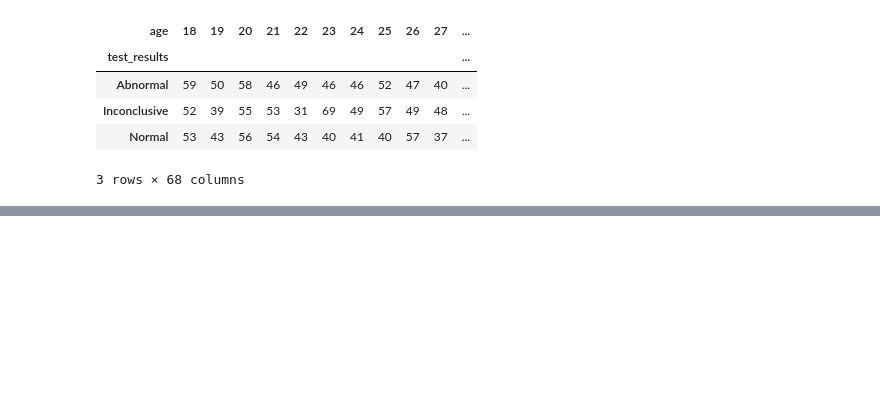
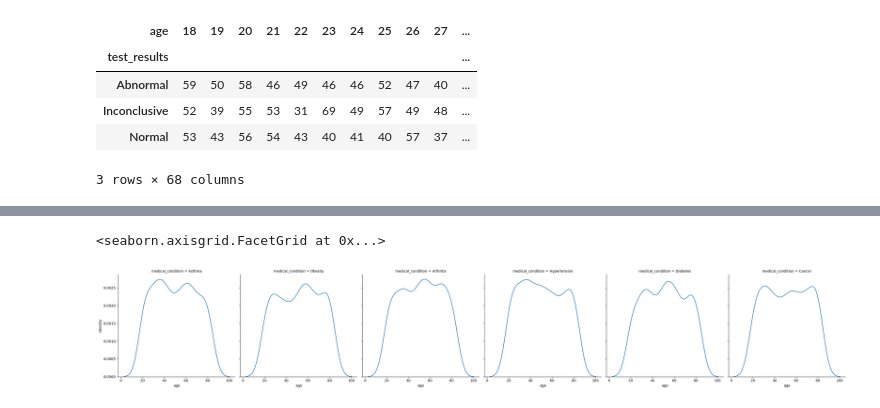
Before and after one commit to Dan-I-El/Healthcare-data-analysis, a Jupyter notebook: analysis.ipynb, the cells around one changed output, grey strips where cells are left out. Saved outputs shown, nothing was run; the diff lists cells and outputs as text; code cells hidden in the pictures; blank space fills up the shorter version.

```diff
--- a/analysis.ipynb
+++ b/analysis.ipynb
@@ -231,0 +231,3 @@ for idx, (result, counts) in enumerate(age_groups.iterrows()):
+# %%
+male_df = df[df["gender"] == "Male"]
+male_df.head()
@@ -231,0 +252,5 @@ for idx, (result, counts) in enumerate(age_groups.iterrows()):
+# %%
+sns.displot(data=male_df, x="age", col="medical_condition", kind="kde")
+# %% [output]
+<seaborn.axisgrid.FacetGrid at 0x...>
+[figure, added]
```
Also changed, not shown: parts of 14 cells of this notebook.
